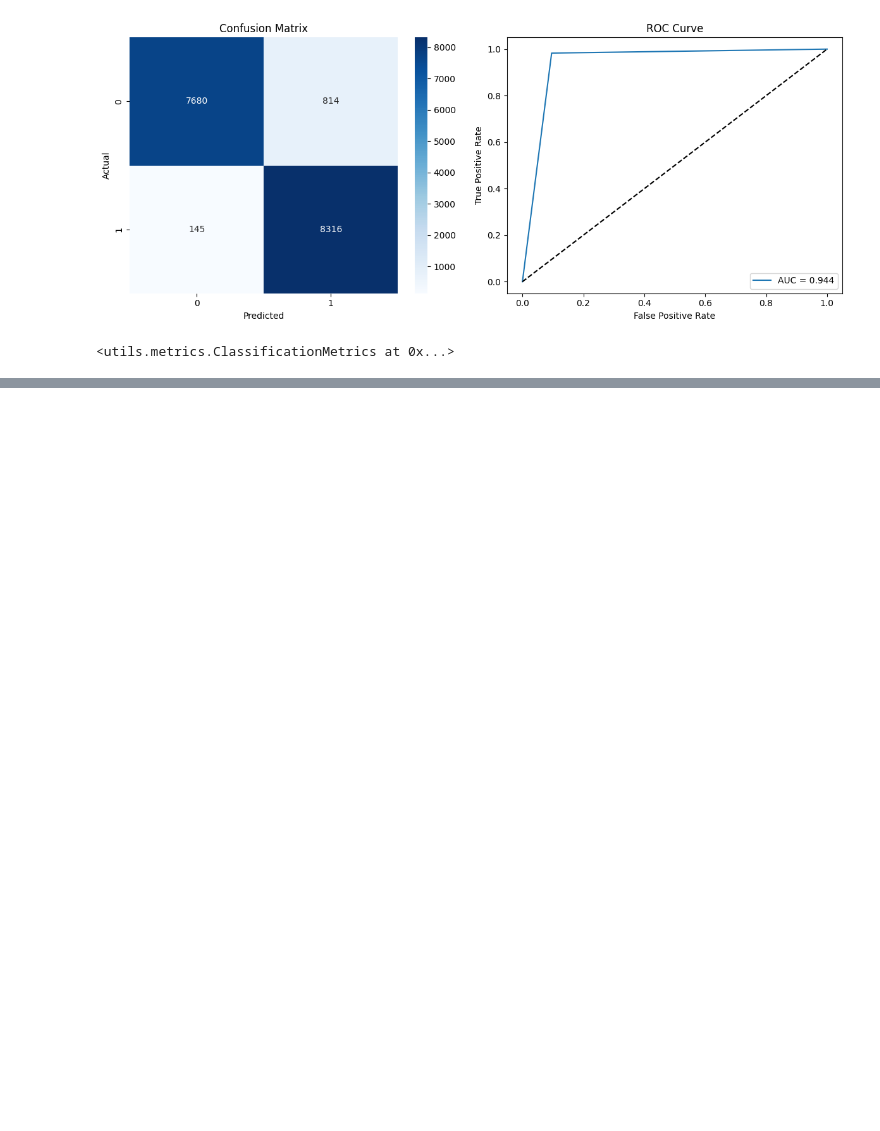
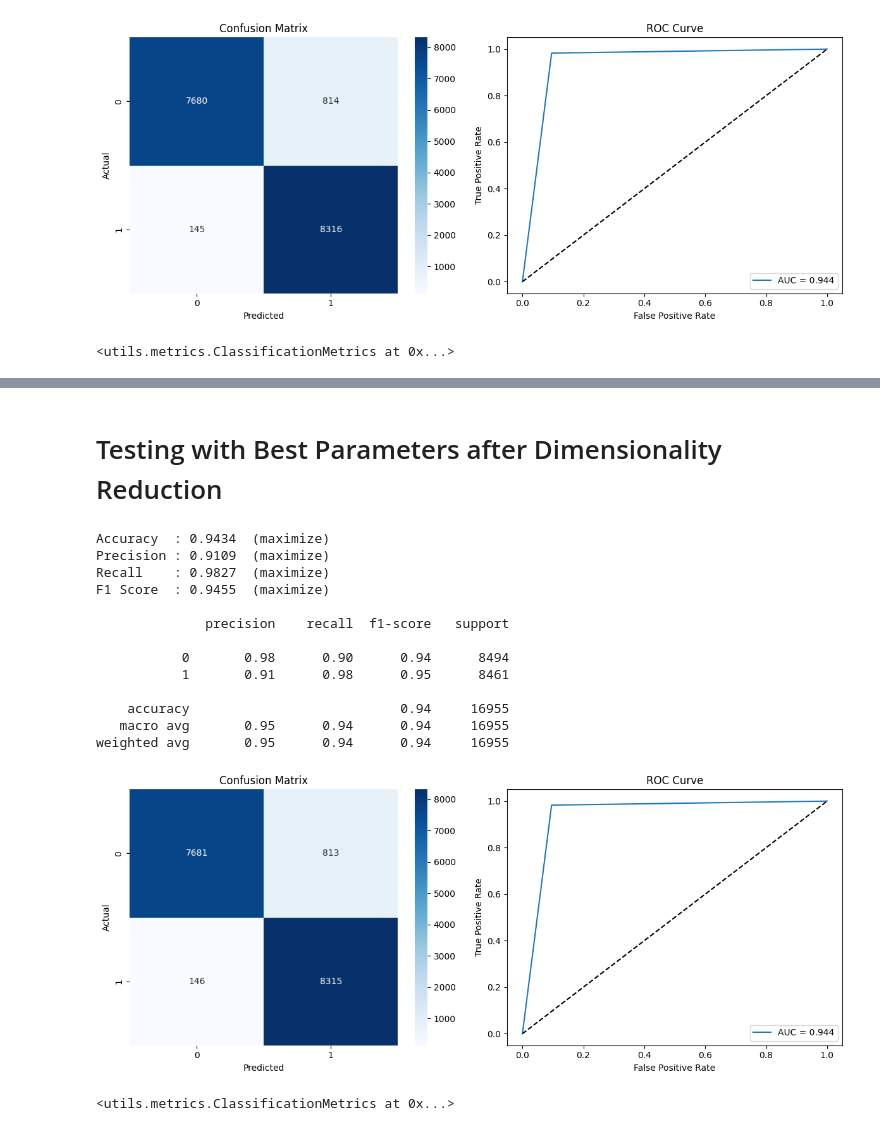
Before and after one commit to MohamedRamzi9/Data-Mining-Project, a Jupyter notebook: supervised_learning/random_forest.ipynb, the cells around one changed output, grey strips where cells are left out. Drawn from its saved outputs; the diff is of its cells as text; code cells hidden in the pictures; blank space fills up the shorter version.

```diff
--- a/supervised_learning/random_forest.ipynb
+++ b/supervised_learning/random_forest.ipynb
@@ -369,0 +396,23 @@ weighted avg       0.95      0.94      0.94     16955
+# %% [markdown]
+# Testing with Best Parameters after Dimensionality Reduction
+# %%
+scractch_random_forest = RandomForest(n_trees=100)
+scractch_random_forest.fit(X_np_train_pca, Y_np_train)
+Y_pred = scractch_random_forest.predict(X_np_test_pca)
+show_classification_report(Y_np_test, Y_pred)
+# %% [output]
+Accuracy  : 0.9434  (maximize)
+Precision : 0.9109  (maximize)
+Recall    : 0.9827  (maximize)
+F1 Score  : 0.9455  (maximize)
+
+              precision    recall  f1-score   support
+
+           0       0.98      0.90      0.94      8494
+           1       0.91      0.98      0.95      8461
+
+    accuracy                           0.94     16955
+   macro avg       0.95      0.94      0.94     16955
+weighted avg       0.95      0.94      0.94     16955
+[figure, added]
+<utils.metrics.ClassificationMetrics at 0x...>
```
Also changed, not shown: parts of 7 cells of this notebook, 9 other files.
